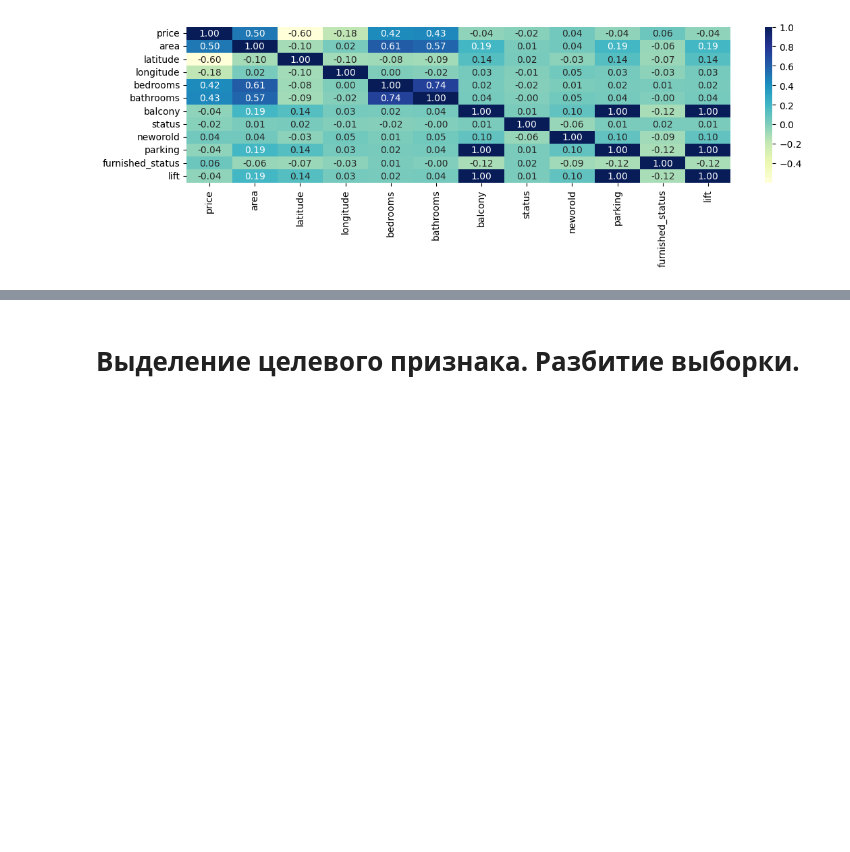
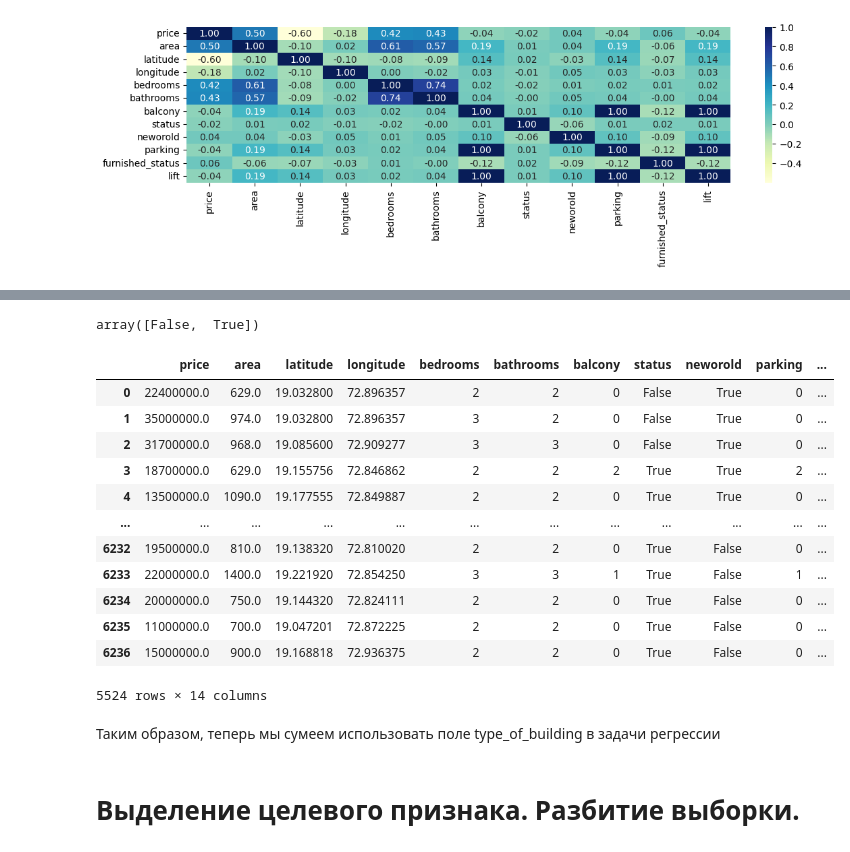
Before and after one commit to dreamy-timmy/Machine_Learning, a Jupyter notebook: third_lab.ipynb, the cells around one changed output, grey strips where cells are left out. Drawn from its saved outputs; the diff is of its cells as text; code cells hidden in the pictures; blank space fills up the shorter version.

```diff
--- a/third_lab.ipynb
+++ b/third_lab.ipynb
@@ -443,3 +499,26 @@ plt.show
+# %%
+data_objects_dummies = pd.get_dummies(object_data)
+# %% [output]
+array([False,  True])
+# %%
+final_data = pd.concat([numeric_data,data_objects_dummies], axis=1)
+final_data
+# %% [output]
+|  | price | area | latitude | longitude | bedrooms | bathrooms | balcony | status | neworold | parking | ... |
+| 0 | 22400000.0 | 629.0 | 19.032800 | 72.896357 | 2 | 2 | 0 | False | True | 0 | ... |
+| 1 | 35000000.0 | 974.0 | 19.032800 | 72.896357 | 3 | 2 | 0 | False | True | 0 | ... |
+| 2 | 31700000.0 | 968.0 | 19.085600 | 72.909277 | 3 | 3 | 0 | False | True | 0 | ... |
+| 3 | 18700000.0 | 629.0 | 19.155756 | 72.846862 | 2 | 2 | 2 | True | True | 2 | ... |
+| 4 | 13500000.0 | 1090.0 | 19.177555 | 72.849887 | 2 | 2 | 0 | True | True | 0 | ... |
+| ... | ... | ... | ... | ... | ... | ... | ... | ... | ... | ... | ... |
+| 6232 | 19500000.0 | 810.0 | 19.138320 | 72.810020 | 2 | 2 | 0 | True | False | 0 | ... |
+| 6233 | 22000000.0 | 1400.0 | 19.221920 | 72.854250 | 3 | 3 | 1 | True | False | 1 | ... |
+| 6234 | 20000000.0 | 750.0 | 19.144320 | 72.824111 | 2 | 2 | 0 | True | False | 0 | ... |
+| 6235 | 11000000.0 | 700.0 | 19.047201 | 72.872225 | 2 | 2 | 0 | True | False | 0 | ... |
+| 6236 | 15000000.0 | 900.0 | 19.168818 | 72.936375 | 2 | 2 | 0 | True | False | 0 | ... |
+5524 rows × 14 columns
+# %% [markdown]
+Таким образом, теперь мы сумеем использовать поле type_of_building в задачи регрессии
 # %% [markdown]
 # Выделение целевого признака. Разбитие выборки.
 # %% [markdown]
```
Also changed, not shown: parts of 28 cells of this notebook, 2 other files.
